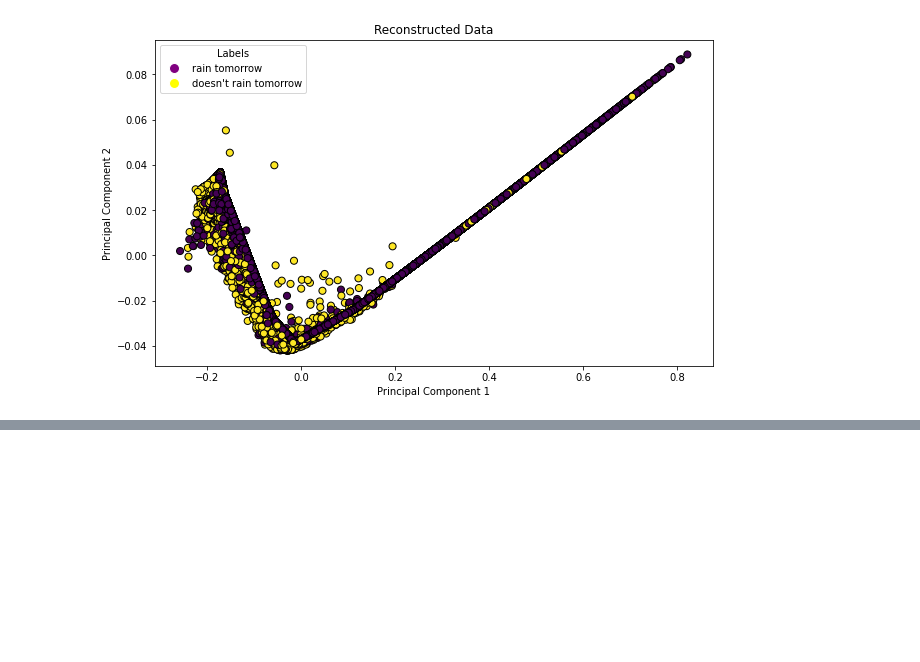
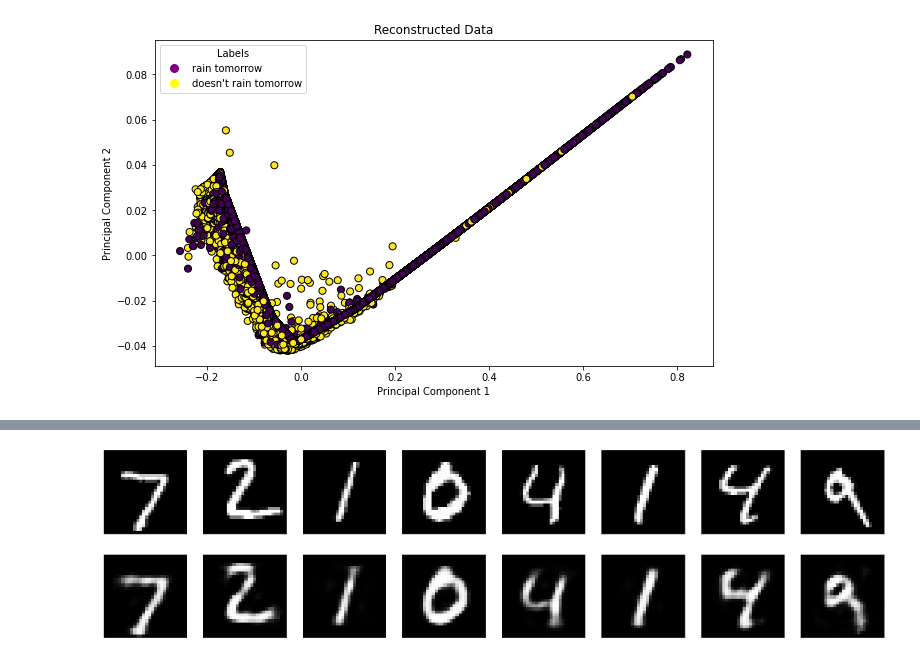
Before and after one commit to andreafancellu/NN_examples, a Jupyter notebook: autoencoders.ipynb, the cells around one changed output, grey strips where cells are left out. Saved outputs shown, nothing was run; the diff lists cells and outputs as text; code cells hidden in the pictures; blank space fills up the shorter version.

```diff
--- a/autoencoders.ipynb
+++ b/autoencoders.ipynb
@@ -291,0 +427,21 @@ plt.show()
+# %%
+n=8 # numer of digits in the plot
+plt.figure(figsize=(20, 5))
+
+for i in range(n):
+
+    # Original digits
+    ax = plt.subplot(2, n, i+1) # subgraph with 2 rows, n column, i+1 is the current position
+    plt.imshow(XTest[i].reshape(28, 28)) # show the elements from XTest reshaped to 28x28
+    ax.get_xaxis().set_visible(False) # hide the x-axis
+    ax.get_yaxis().set_visible(False) # hide the y-axis
+
+    # Decoded digits
+    ax = plt.subplot(2, n, i + 1 + n)
+    plt.imshow(DecodedDigits[i].reshape(28, 28))
+    ax.get_xaxis().set_visible(False)
+    ax.get_yaxis().set_visible(False)
+
+plt.show()
+# %% [output]
+[figure, added]
```
Also changed, not shown: parts of 18 cells of this notebook.
